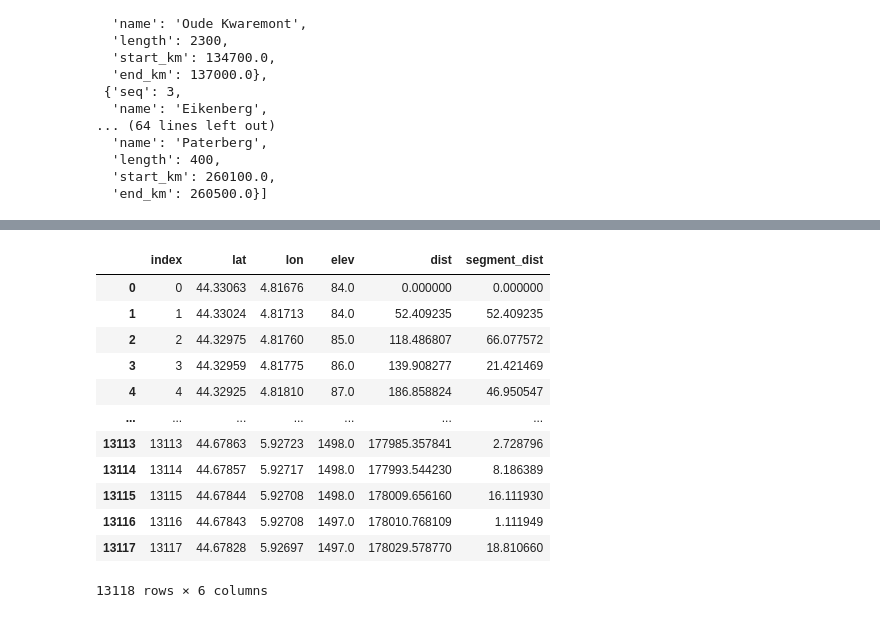
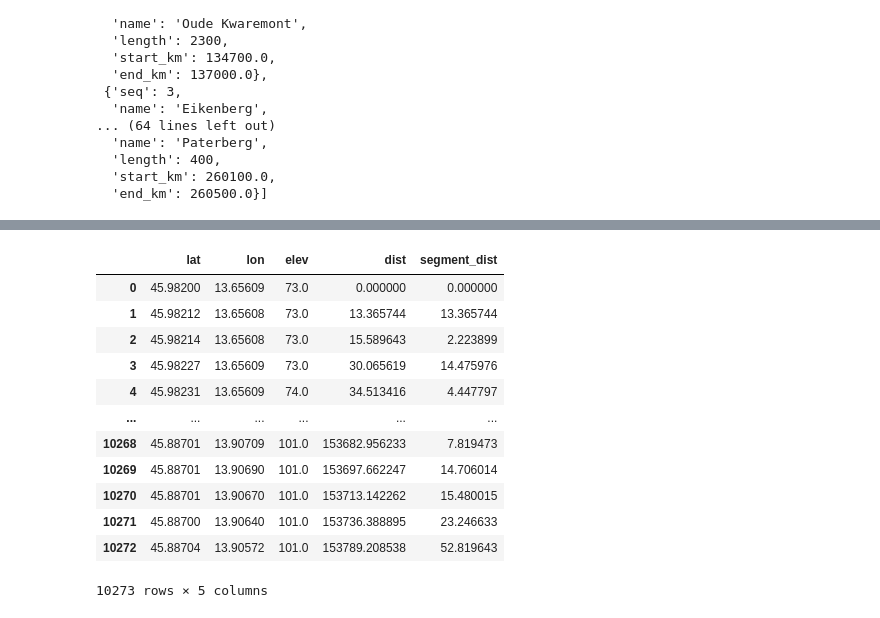
Before and after one commit to alunacob/cff_simu, a Jupyter notebook: 3.Stage_Regularization.ipynb, the cells around one changed output, grey strips where cells are left out. Cells and saved outputs as stored; diff of their text form; code cells hidden in the pictures.

```diff
--- a/3.Stage_Regularization.ipynb
+++ b/3.Stage_Regularization.ipynb
@@ -45,7 +45,7 @@ cobble_sections
   'start_km': 260100.0,
   'end_km': 260500.0}]
 # %%
-file_path = 'data/TdF-stage-17-route.gpx'
+#file_path = 'data/TdF-stage-17-route.gpx'
 #file_path = 'data/RvV2023.gpx'
 #file_path = 'data/cholet-pays-de-la-loire-2023.gpx'
 #file_path = 'data/giro-next-gen-2024-stage-3.gpx'
@@ -54,6 +54,9 @@ file_path = 'data/TdF-stage-17-route.gpx'
 #file_path = 'data/tdf-2024-stage-6.gpx'
 #file_path = 'data/tour-of-slovenia-2019-stage-4.gpx'
 #file_path = 'data/tour-de-france-2024-stage-15.gpx'
+file_path='data/tour-of-slovenia-2019-stage-4.gpx'
+#file_path='data/pedro_herrero.gpx'
+
 regularized_points, total_distance, points = parse_gpx(file_path, min_distance=500)
 features = identify_features(pd.DataFrame(regularized_points))
 
@@ -84,21 +71,21 @@ features
 # %%
 raw_points = pd.DataFrame( stage_data['points_raw'])
 # %%
-raw_points
+raw_points.drop('index', axis=1).drop_duplicates()
 # %% [output]
-|  | index | lat | lon | elev | dist | segment_dist |
-| 0 | 0 | 44.33063 | 4.81676 | 84.0 | 0.000000 | 0.000000 |
-| 1 | 1 | 44.33024 | 4.81713 | 84.0 | 52.409235 | 52.409235 |
-| 2 | 2 | 44.32975 | 4.81760 | 85.0 | 118.486807 | 66.077572 |
-| 3 | 3 | 44.32959 | 4.81775 | 86.0 | 139.908277 | 21.421469 |
-| 4 | 4 | 44.32925 | 4.81810 | 87.0 | 186.858824 | 46.950547 |
-| ... | ... | ... | ... | ... | ... | ... |
-| 13113 | 13113 | 44.67863 | 5.92723 | 1498.0 | 177985.357841 | 2.728796 |
-| 13114 | 13114 | 44.67857 | 5.92717 | 1498.0 | 177993.544230 | 8.186389 |
-| 13115 | 13115 | 44.67844 | 5.92708 | 1498.0 | 178009.656160 | 16.111930 |
-| 13116 | 13116 | 44.67843 | 5.92708 | 1497.0 | 178010.768109 | 1.111949 |
-| 13117 | 13117 | 44.67828 | 5.92697 | 1497.0 | 178029.578770 | 18.810660 |
+|  | lat | lon | elev | dist | segment_dist |
+| 0 | 45.98200 | 13.65609 | 73.0 | 0.000000 | 0.000000 |
+| 1 | 45.98212 | 13.65608 | 73.0 | 13.365744 | 13.365744 |
+| 2 | 45.98214 | 13.65608 | 73.0 | 15.589643 | 2.223899 |
+| 3 | 45.98227 | 13.65609 | 73.0 | 30.065619 | 14.475976 |
+| 4 | 45.98231 | 13.65609 | 74.0 | 34.513416 | 4.447797 |
+| ... | ... | ... | ... | ... | ... |
+| 10268 | 45.88701 | 13.90709 | 101.0 | 153682.956233 | 7.819473 |
+| 10269 | 45.88701 | 13.90690 | 101.0 | 153697.662247 | 14.706014 |
+| 10270 | 45.88701 | 13.90670 | 101.0 | 153713.142262 | 15.480015 |
+| 10271 | 45.88700 | 13.90640 | 101.0 | 153736.388895 | 23.246633 |
+| 10272 | 45.88704 | 13.90572 | 101.0 | 153789.208538 | 52.819643 |
-13118 rows × 6 columns
+10273 rows × 5 columns
 # %%
 processed_points = features
 # %%
```
Also changed, not shown: parts of 18 cells of this notebook, 3 other files.
